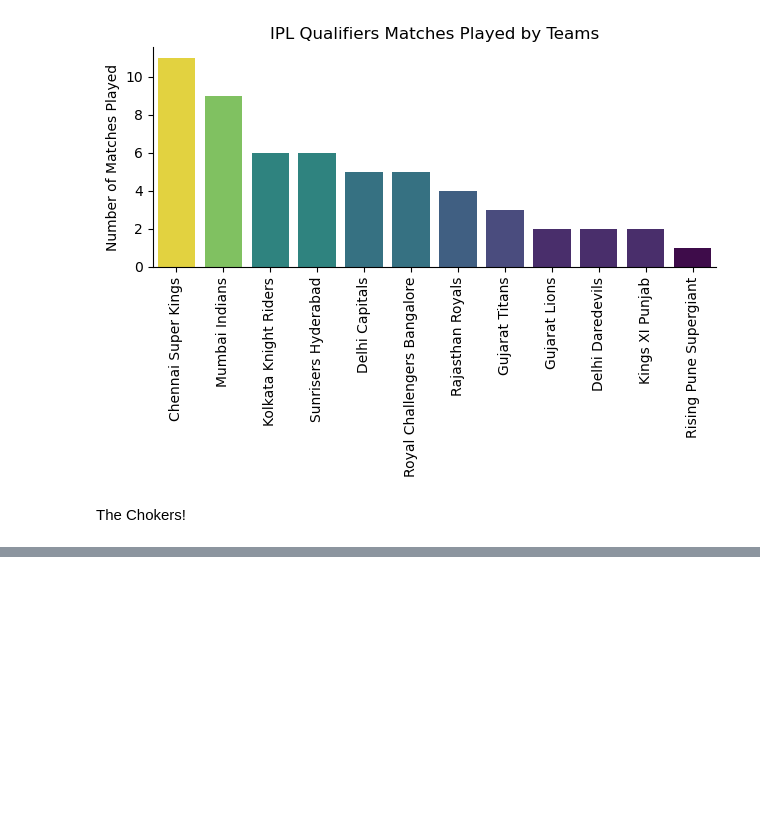
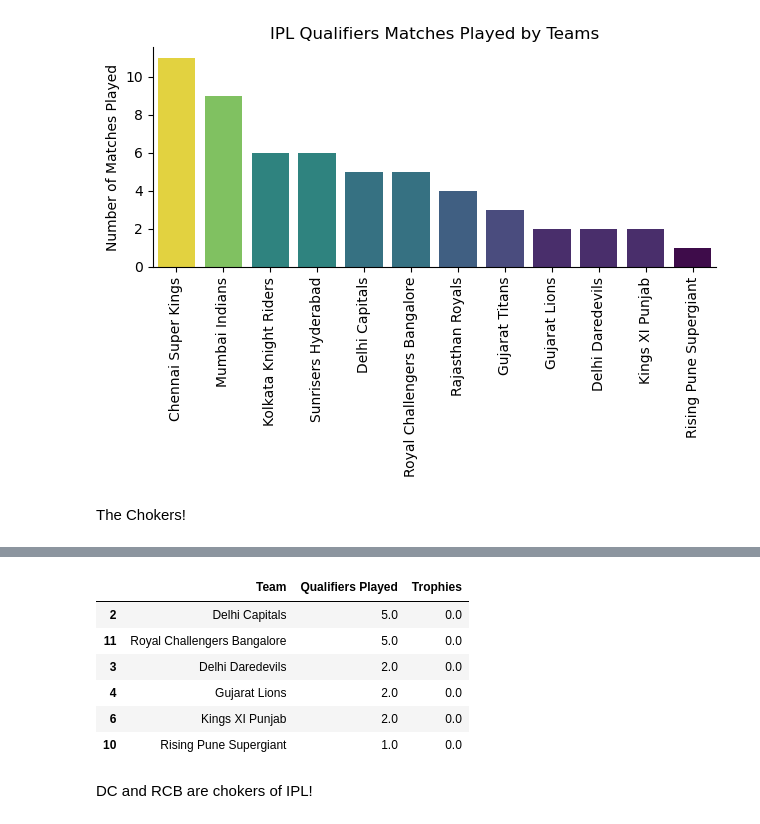
Before and after one commit to Prashant0594/python_data_projects, a Jupyter notebook: project_IPL_analysis/matches.ipynb, the cells around one changed output, grey strips where cells are left out. Saved outputs shown, nothing was run; the diff lists cells and outputs as text; code cells hidden in the pictures; blank space fills up the shorter version.

```diff
--- a/project_IPL_analysis/matches.ipynb
+++ b/project_IPL_analysis/matches.ipynb
@@ -94,3 +108,6 @@ plt.show()
 [figure]
 # %% [markdown]
 The Chokers!
+# %%
+df_winners=df_winners.reset_index()
+df_winners
@@ -96,0 +123,3 @@ The Chokers!
+# %%
+df_winners.columns=['Team','Trophies']
+df_winners
@@ -97,3 +135,18 @@ The Chokers!
+# %%
+chokers=merged.merge(df_winners, on='Team', how='outer')
+chokers.fillna(0,inplace=True)
+# %%
+chokers[chokers['Trophies']==0].sort_values(by='Qualifiers Played', ascending=False)
+# %% [output]
+|  | Team | Qualifiers Played | Trophies |
+| 2 | Delhi Capitals | 5.0 | 0.0 |
+| 11 | Royal Challengers Bangalore | 5.0 | 0.0 |
+| 3 | Delhi Daredevils | 2.0 | 0.0 |
+| 4 | Gujarat Lions | 2.0 | 0.0 |
+| 6 | Kings XI Punjab | 2.0 | 0.0 |
+| 10 | Rising Pune Supergiant | 1.0 | 0.0 |
+# %% [markdown]
+DC and RCB are chokers of IPL!
 # %%
 df_matches
 # %% [output]
```
Also changed, not shown: parts of 3 cells of this notebook.
